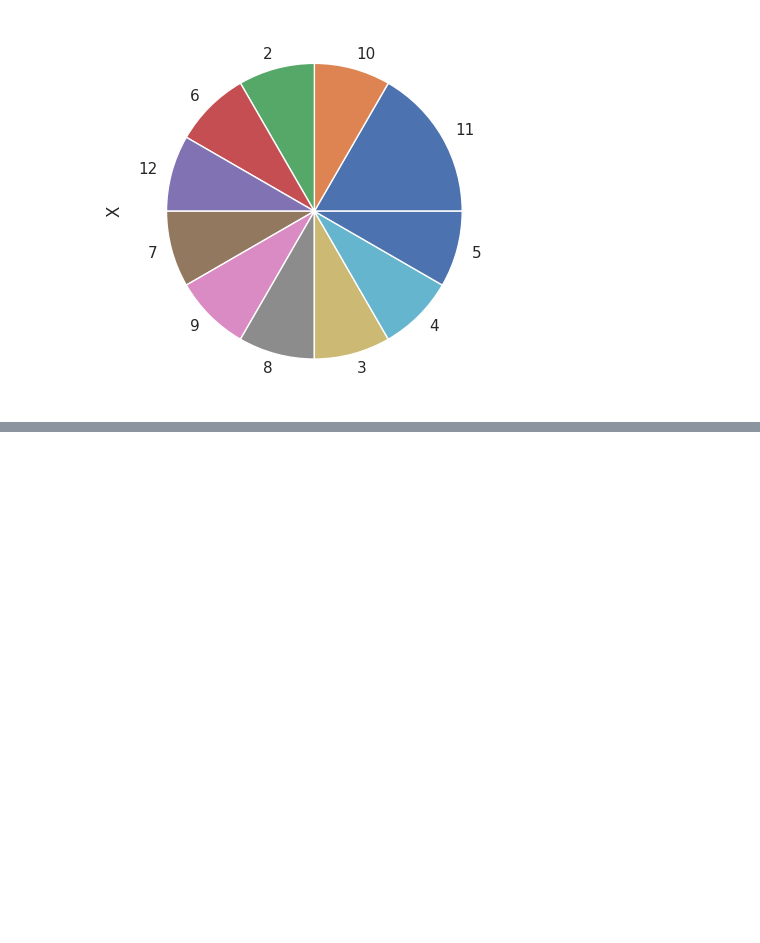
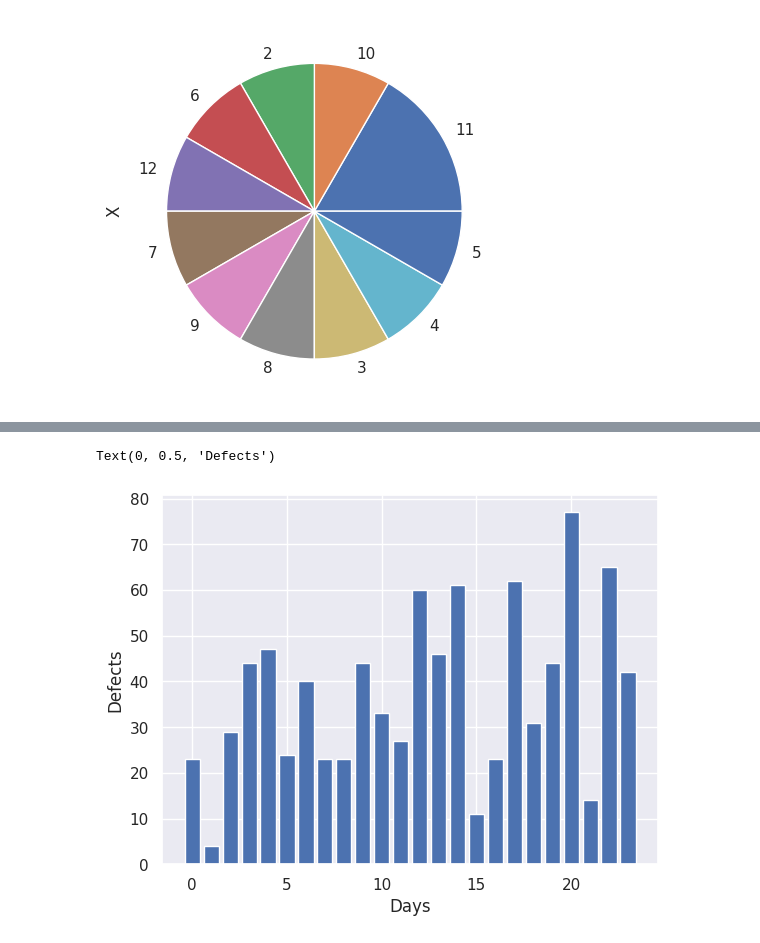
Before and after one commit to kermanimohammad/Project6220_Advanced-Statistical-Approaches-to-Quality, a Jupyter notebook: Week01.ipynb, the cells around one changed output, grey strips where cells are left out. Drawn from its saved outputs; the diff is of its cells as text; code cells hidden in the pictures; blank space fills up the shorter version.

```diff
--- a/Week01.ipynb
+++ b/Week01.ipynb
@@ -56,0 +60,8 @@ SyntaxError: invalid syntax (<ipython-input-55-9f3e62b7abda>, line 5)
+# %%
+X = np.array([23,4,29,44,47,24,40,23,23,44,33,27,60,46,61,11,23,62,31,44,77,14,65,42])
+plt.bar(np.arange(len(X)), X)
+plt.xlabel('Days')
+plt.ylabel('Defects')
+# %% [output]
+Text(0, 0.5, 'Defects')
+[figure, added]
```
Also changed, not shown: parts of 2 cells of this notebook.
